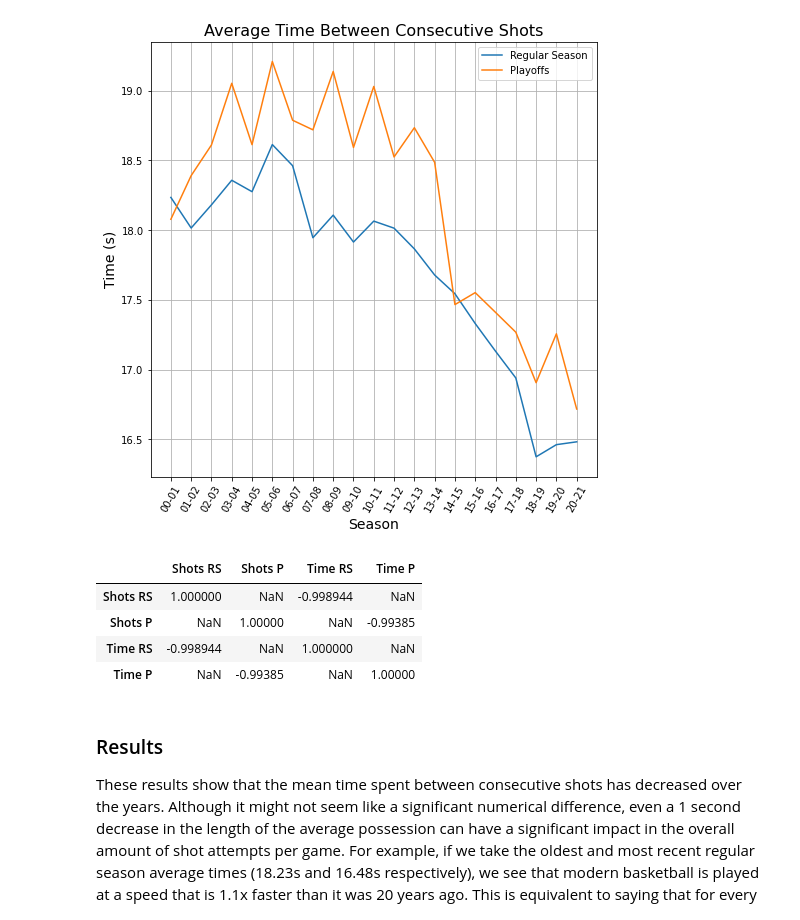
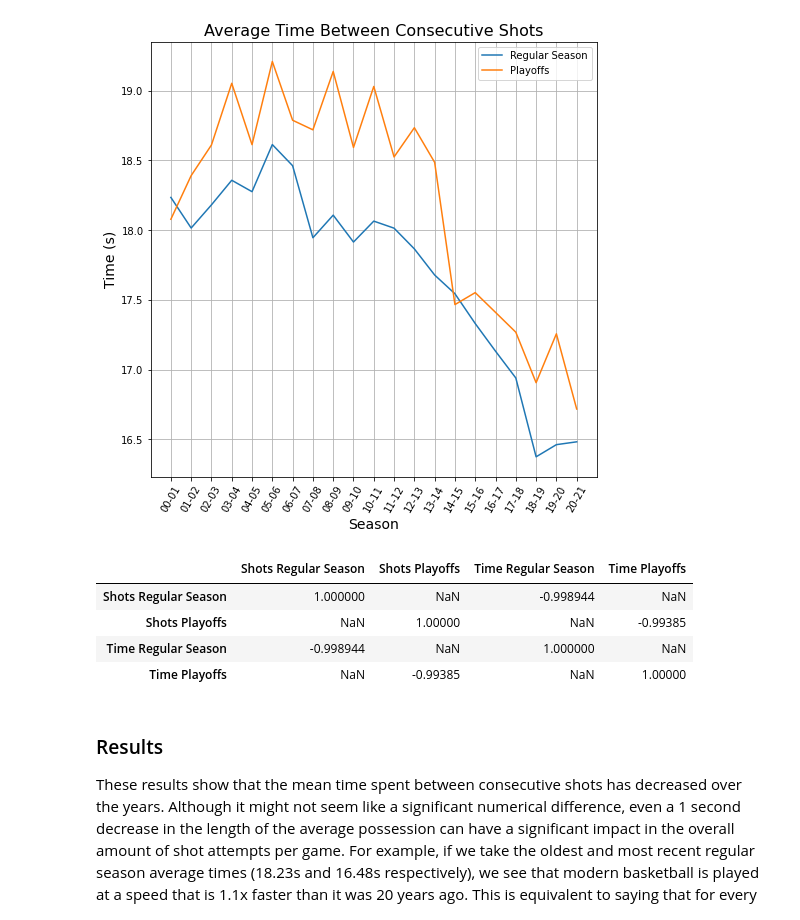
Before and after one commit to kmcsquared/TFM, a Jupyter notebook: shots.ipynb, the cells around one changed output. Saved outputs shown, nothing was run; the diff lists cells and outputs as text; code cells hidden in the pictures.

```diff
--- a/shots.ipynb
+++ b/shots.ipynb
@@ -380,26 +379,26 @@ plt.savefig('./Graphs/Shots/Evolution of Time Between Shots')
 # %%
 # Check correlation between changes in time between shots
 # and total amount of shots per game -> (Obvious, but just
 # verify)
 shots_playoffs = avg_shots_per_48[avg_shots_per_48['SEASON STAGE'] == 'Playoffs']['AVG SHOTS PER 48']
 shots_rs = avg_shots_per_48[avg_shots_per_48['SEASON STAGE'] == 'Regular Season']['AVG SHOTS PER 48']
 time_playoffs = time_between_shots_per_season[time_between_shots_per_season['SEASON STAGE'] == 'Playoffs']['TIME BETWEEN SHOTS']
 time_rs = time_between_shots_per_season[time_between_shots_per_season['SEASON STAGE'] == 'Regular Season']['TIME BETWEEN SHOTS']
 
 correlations = pd.DataFrame({
-    'Shots RS': shots_rs,
-    'Shots P': shots_playoffs,
-    'Time RS': time_rs,
-    'Time P': time_playoffs
+    'Shots Regular Season': shots_rs,
+    'Shots Playoffs': shots_playoffs,
+    'Time Regular Season': time_rs,
+    'Time Playoffs': time_playoffs
 })
 
 correlations.corr()
 # %% [output]
-|  | Shots RS | Shots P | Time RS | Time P |
-| Shots RS | 1.000000 | NaN | -0.998944 | NaN |
-| Shots P | NaN | 1.00000 | NaN | -0.99385 |
-| Time RS | -0.998944 | NaN | 1.000000 | NaN |
-| Time P | NaN | -0.99385 | NaN | 1.00000 |
+|  | Shots Regular Season | Shots Playoffs | Time Regular Season | Time Playoffs |
+| Shots Regular Season | 1.000000 | NaN | -0.998944 | NaN |
+| Shots Playoffs | NaN | 1.00000 | NaN | -0.99385 |
+| Time Regular Season | -0.998944 | NaN | 1.000000 | NaN |
+| Time Playoffs | NaN | -0.99385 | NaN | 1.00000 |
 # %% [markdown]
 ### Results
 These results show that the mean time spent between consecutive shots has decreased over the years. Although it might not seem like a significant numerical difference, even a 1 second decrease in the length of the average possession can have a significant impact in the overall amount of shot attempts per game. For example, if we take the oldest and most recent regular season average times (18.23s and 16.48s respectively), we see that modern basketball is played at a speed that is 1.1x faster than it was 20 years ago. This is equivalent to saying that for every 10 shots taken in 2000-01, there is an one more shot attempt nowadays.
```
Also changed, not shown: parts of 23 cells of this notebook, 1 other file.
